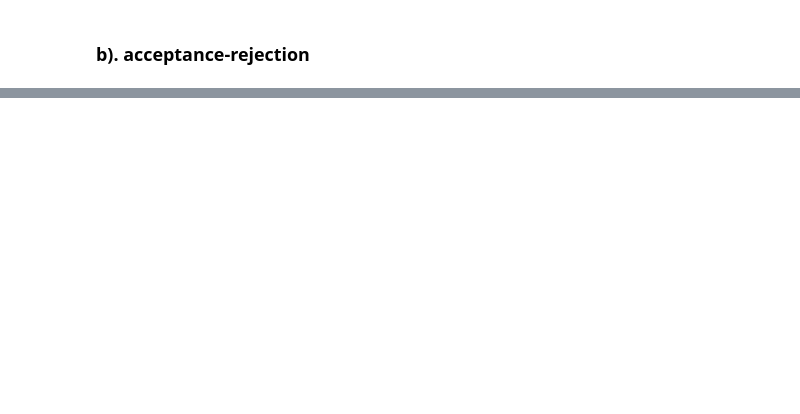
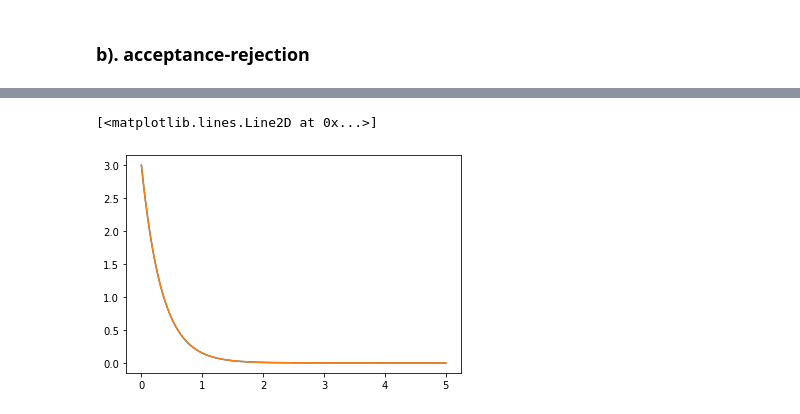
Before and after one commit to Warren-Shi/2570proj3, a Jupyter notebook: 2570proj3.ipynb, the cells around one changed output, grey strips where cells are left out. Saved outputs shown, nothing was run; the diff lists cells and outputs as text; code cells hidden in the pictures; blank space fills up the shorter version.

```diff
--- a/2570proj3.ipynb
+++ b/2570proj3.ipynb
@@ -86,0 +109,7 @@ integrate.quad(pdf_1b, 0, 7454)
+# %%
+x = np.linspace(0,5,1000)
+plt.plot(x, st.expon.pdf(x, 0, 1/3))
+plt.plot(x, 3*np.exp(-3*x))
+# %% [output]
+[<matplotlib.lines.Line2D at 0x...>]
+[figure, added]
```
Also changed, not shown: parts of 13 cells of this notebook.
